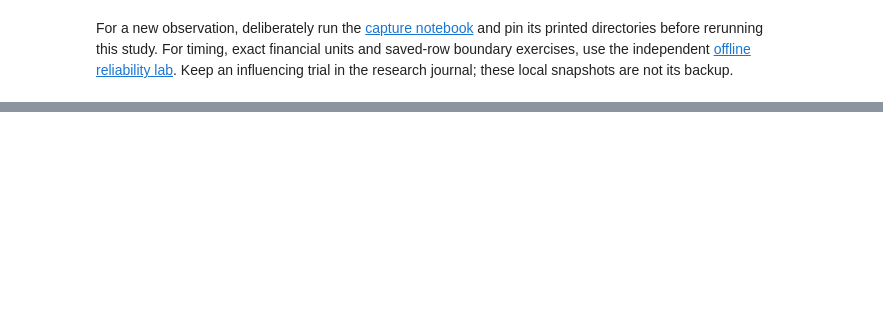
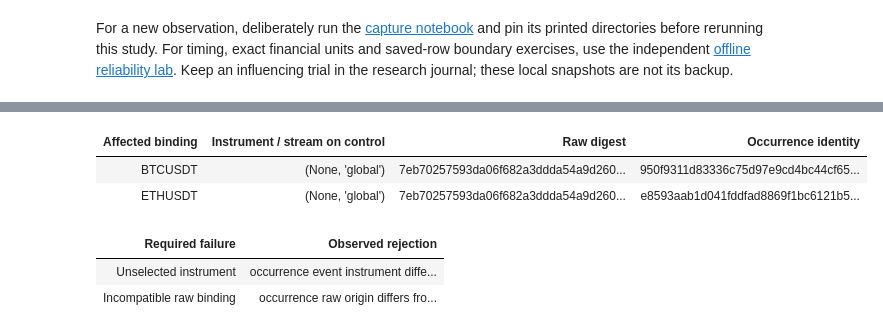
Before and after one commit to lixuanguang/alpha-research-lab-private, a Jupyter notebook: examples/research-foundations.ipynb, the cells around one changed output, grey strips where cells are left out. Cells and saved outputs as stored; diff of their text form; code cells hidden in the pictures; blank space fills up the shorter version.

```diff
--- a/examples/research-foundations.ipynb
+++ b/examples/research-foundations.ipynb
@@ -537,0 +719,58 @@ trial in the research journal; these local snapshots are not its backup.
+# %%
+fixture_config = Configuration.read(root / "configs/data-jobs/fixture-inspection.json")
+fixture_catalog = codec.decode_json(
+    (root / "configs/reference/binance-spot.json").read_bytes(), CatalogSnapshot
+)
+captured_run = fixture_config.resolve("both-fixture", fixture_catalog)
+controls = []
+with TemporaryDirectory(prefix="mr09-controls-") as temporary:
+    path = Path(temporary) / "blank.txt"
+    path.write_bytes(b"\r\n")
+    for binding in SourceRequest.partition(captured_run)[:2]:
+        origin = RawObject.from_file(
+            path,
+            request=binding,
+            retrieval_reference="synthetic:nb09-control",
+            ts_received=datetime(2026, 9, 16, tzinfo=UTC),
+            ts_ingested=datetime(2026, 9, 16, tzinfo=UTC),
+        )
+        control = TardisDecoder(
+            BinancePayloadDecoder(captured_run.instruments), binding.instrument.source
+        ).decode_line(
+            "",
+            source_sequence=0,
+            local_received=origin.ts_received,
+            local_ingested=origin.ts_ingested,
+            source_digest=origin.sha256,
+            disconnect_capture_time=binding.end,
+            disconnect_capture_reason="interval_end",
+        )
+        assert isinstance(control, Disconnect)
+        controls.append(
+            Occurrence(
+                request=binding, origin=origin, position=0, raw=path.read_bytes(), event=control
+            )
+        )
+assert controls[0].origin.sha256 == controls[1].origin.sha256
+assert controls[0].event == controls[1].event
+assert controls[0].identity != controls[1].identity
+NotebookDisplay.show_table(
+    ("Affected binding", "Instrument / stream on control", "Raw digest", "Occurrence identity"),
+    [
+        (
+            item.request.instrument.symbol,
+            (item.event.instrument_id, item.event.source_stream),
+            item.origin.sha256,
+            item.identity,
+        )
+        for item in controls
+    ],
+)
+NotebookDisplay.show_table(("Required failure", "Observed rejection"), mr09_failures)
+# %% [output]
+| Affected binding | Instrument / stream on control | Raw digest | Occurrence identity |
+| BTCUSDT | (None, 'global') | 7eb70257593da06f682a3ddda54a9d260... | 950f9311d83336c75d97e9cd4bc44cf65... |
+| ETHUSDT | (None, 'global') | 7eb70257593da06f682a3ddda54a9d260... | e8593aab1d041fddfad8869f1bc6121b5... |
+| Required failure | Observed rejection |
+| Unselected instrument | occurrence event instrument diffe... |
+| Incompatible raw binding | occurrence raw origin differs fro... |
```
Also changed, not shown: parts of 9 cells of this notebook, 5 other files.
